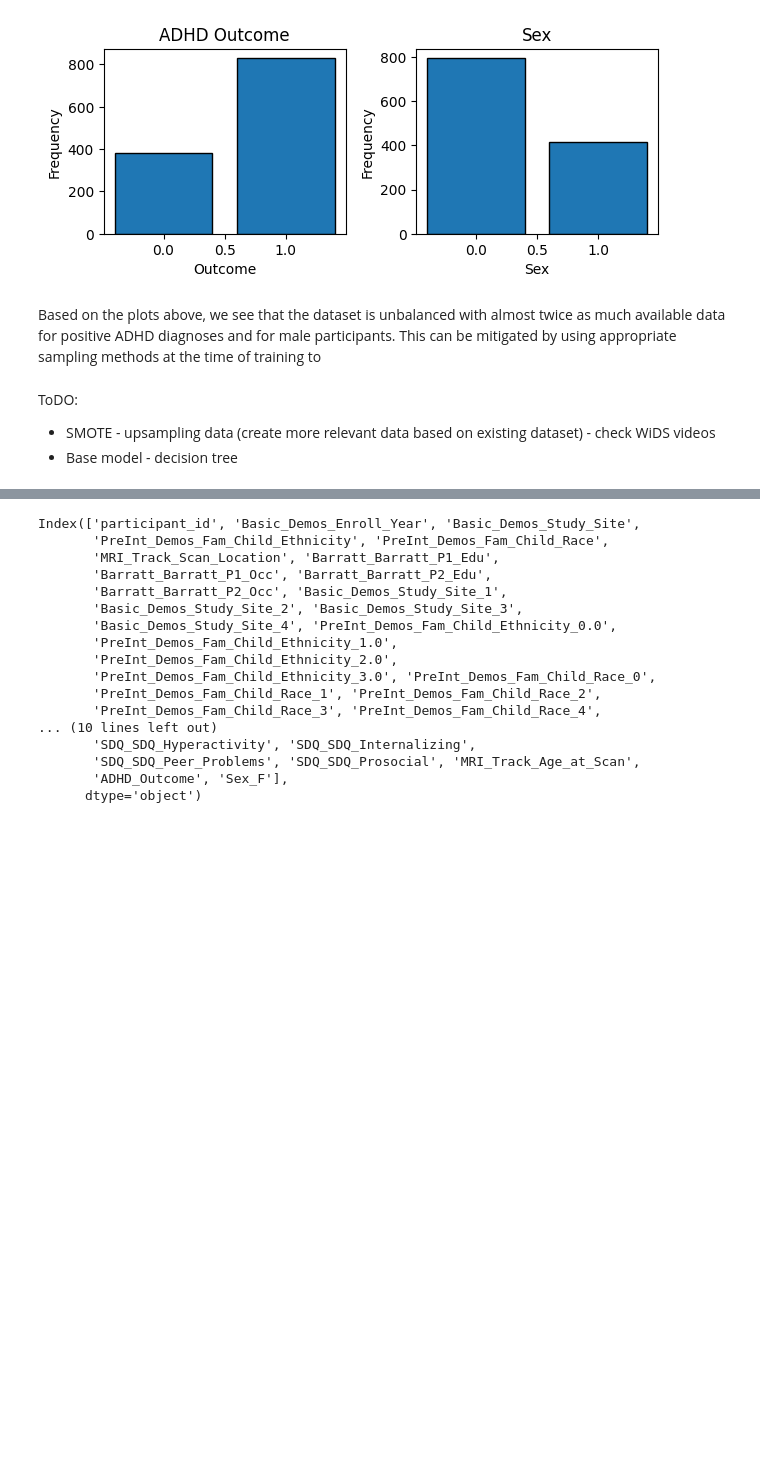
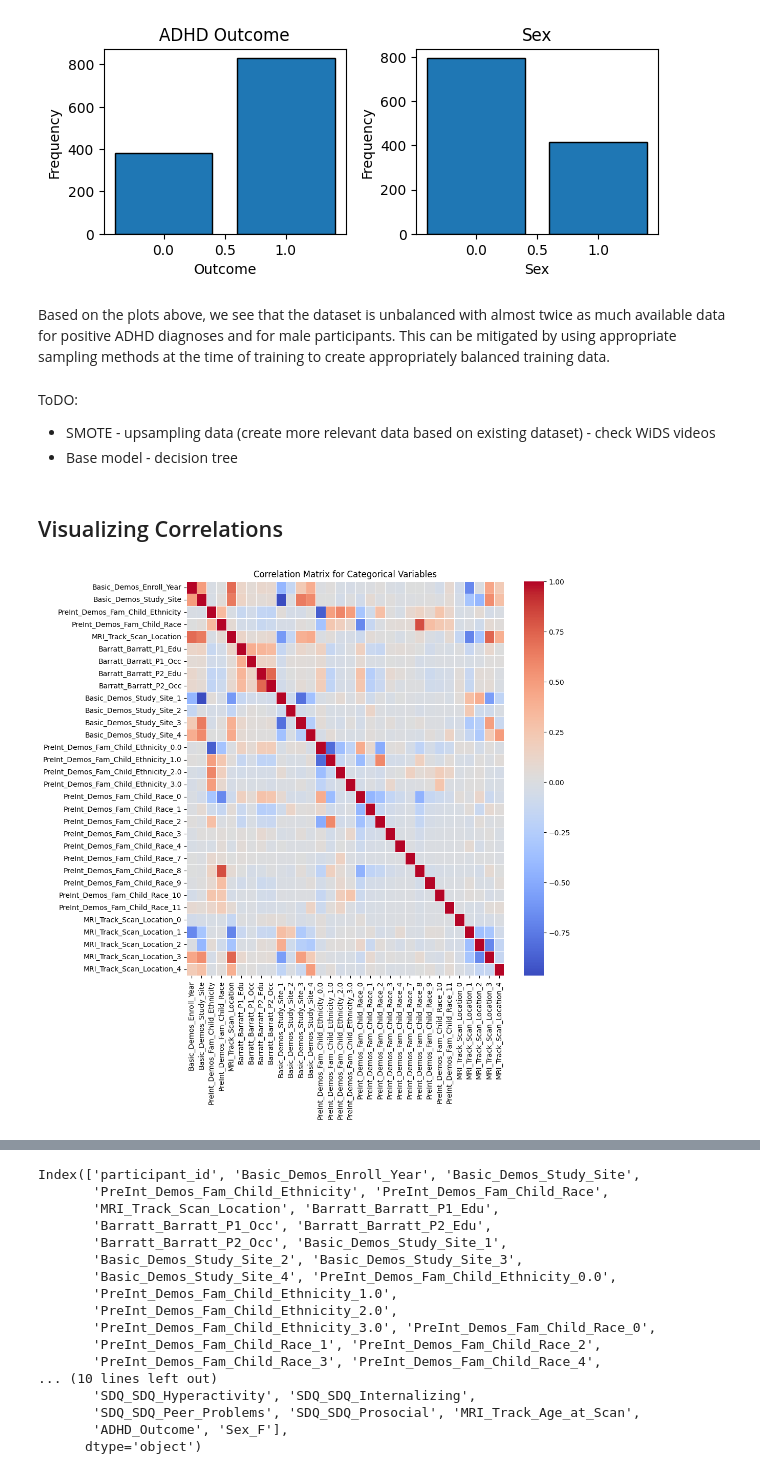
Before and after one commit to asmik12/bttai_wids_team4, a Jupyter notebook: data_preprocessing.ipynb, the cells around one changed output, grey strips where cells are left out. Saved outputs shown, nothing was run; the diff lists cells and outputs as text; code cells hidden in the pictures; blank space fills up the shorter version.

```diff
--- a/data_preprocessing.ipynb
+++ b/data_preprocessing.ipynb
@@ -242,9 +244,8 @@ Feature scaling can be important (may miss the important datapoints if the value
 # %%
 # We normalize all columns in this dataset (except participant_id, which is a string) to have mean 0 and standard deviation 1
 scaler = StandardScaler()
-exclude = ['participant_id', 'MRI_Track_Age_at_Scan']
+exclude = ['participant_id', 'MRI_Track_Age_at_Scan', 'EHQ_EHQ_Total']
 numeric_columns = quant_metadata.select_dtypes(include=['number']).columns.difference(exclude)
-numeric_columns = numeric_columns.difference(['EHQ_EHQ_Total'])
 quant_metadata[numeric_columns] = scaler.fit_transform(quant_metadata[numeric_columns])
 quant_metadata.describe()       # All the means should be 0, standard deviations should be 1
 # %% [output]
@@ -407,8 +408,18 @@ plt.show()
 # %% [output]
 [figure]
 # %% [markdown]
-Based on the plots above, we see that the dataset is unbalanced with almost twice as much available data for positive ADHD diagnoses and for male participants. This can be mitigated by using appropriate sampling methods at the time of training to
+Based on the plots above, we see that the dataset is unbalanced with almost twice as much available data for positive ADHD diagnoses and for male participants. This can be mitigated by using appropriate sampling methods at the time of training to create appropriately balanced training data.
 # %% [markdown]
 ToDO:
 - SMOTE - upsampling data (create more relevant data based on existing dataset) - check WiDS videos
 - Base model - decision tree
+# %% [markdown]
+## Visualizing Correlations
+# %%
+corr_matrix_cat = cat_metadata.select_dtypes(include=[np.number]).corr()
+plt.figure(figsize=(10, 10))
+sns.heatmap(corr_matrix_cat, annot=False, fmt=".2f", cmap="coolwarm", linewidths=0.5)
+plt.title("Correlation Matrix for Categorical Variables")
+plt.show()
+# %% [output]
+[figure, added]
```
Also changed, not shown: parts of 13 cells of this notebook, 5 other files.
